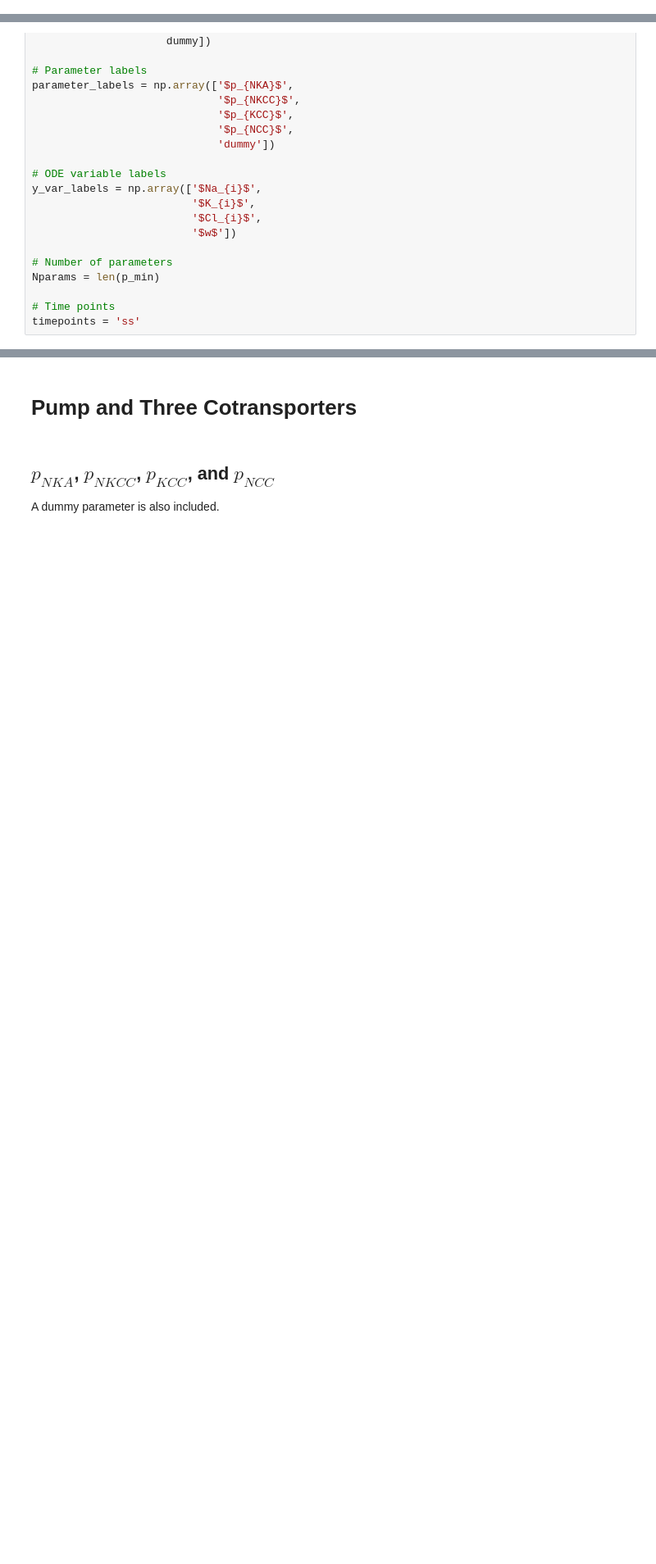
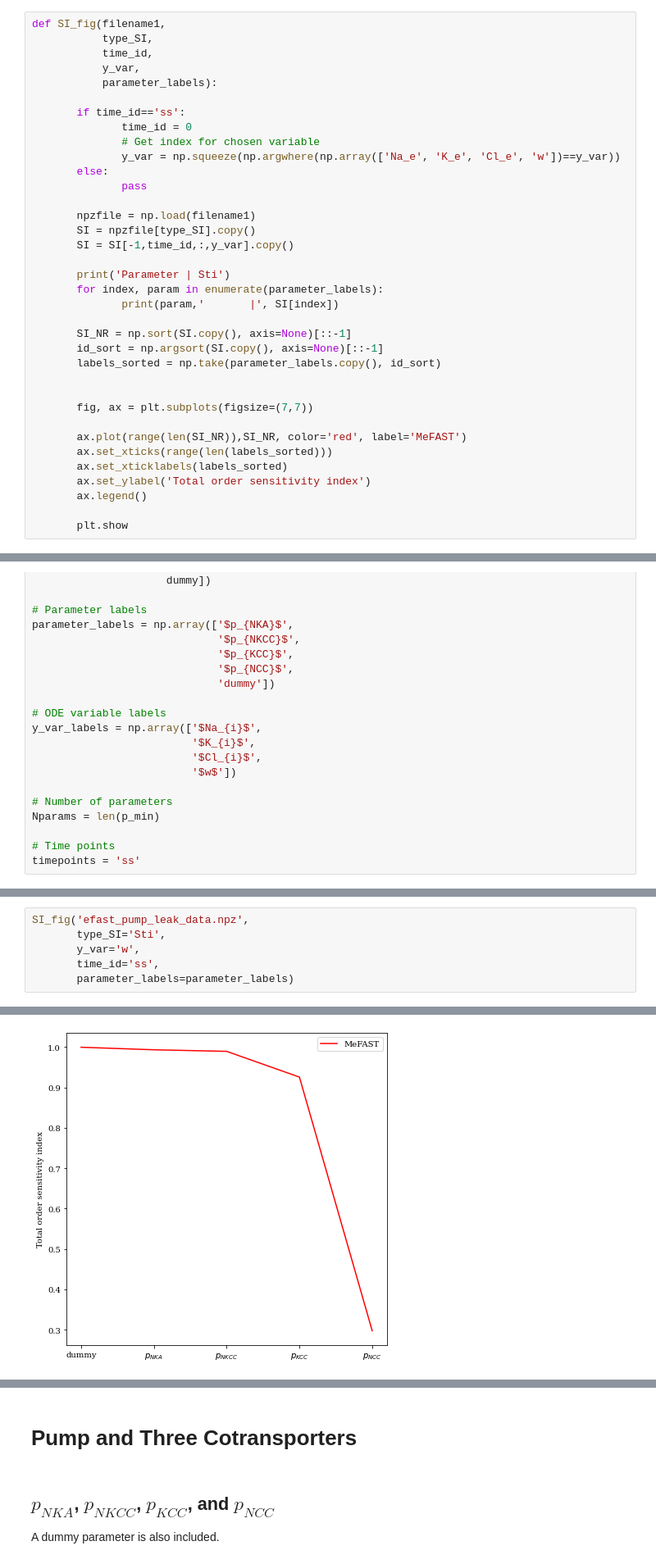
Before and after one commit to kerry-tarrant/Pump-Leak, a Jupyter notebook: SA on pump leak/MeFAST-pump_model.ipynb, the cells around one changed output, grey strips where cells are left out. Shown at 82% size. Drawn from its saved outputs; the diff is of its cells as text; blank space fills up the shorter version.

```diff
--- a/SA on pump leak/MeFAST-pump_model.ipynb
+++ b/SA on pump leak/MeFAST-pump_model.ipynb
@@ -924,6 +929,42 @@ def MeFAST_analysis(filename, # .npz: Saved from model_efast
     plt.show()
 
     return S, id
+# %%
+def SI_fig(filename1,
+           type_SI,
+           time_id,
+           y_var,
+           parameter_labels):
+
+       if time_id=='ss':
+              time_id = 0
+              # Get index for chosen variable
+              y_var = np.squeeze(np.argwhere(np.array(['Na_e', 'K_e', 'Cl_e', 'w'])==y_var))
+       else:
+              pass
+
+       npzfile = np.load(filename1)
+       SI = npzfile[type_SI].copy()
+       SI = SI[-1,time_id,:,y_var].copy()
+
+       print('Parameter | Sti')
+       for index, param in enumerate(parameter_labels):
+              print(param,'       |', SI[index])
+
+       SI_NR = np.sort(SI.copy(), axis=None)[::-1]
+       id_sort = np.argsort(SI.copy(), axis=None)[::-1]
+       labels_sorted = np.take(parameter_labels.copy(), id_sort)
+
+
+       fig, ax = plt.subplots(figsize=(7,7))
+
+       ax.plot(range(len(SI_NR)),SI_NR, color='red', label='MeFAST')
+       ax.set_xticks(range(len(labels_sorted)))
+       ax.set_xticklabels(labels_sorted)
+       ax.set_ylabel('Total order sensitivity index')
+       ax.legend()
+
+       plt.show
 # %%
 # import matplotlib.pyplot as plt
 # from scipy.stats import tukey_hsd
@@ -1358,0 +1402,7 @@ Performing hypothesis testing
+# %%
+SI_fig('efast_pump_leak_data.npz',
+       type_SI='Sti',
+       y_var='w',
+       time_id='ss',
+       parameter_labels=parameter_labels)
+# %% [output]
@@ -1359,3 +1415,4 @@ Performing hypothesis testing
+[figure, added]
 # %% [markdown]
 # Notes
 
```
Also changed, not shown: parts of 5 cells of this notebook.
